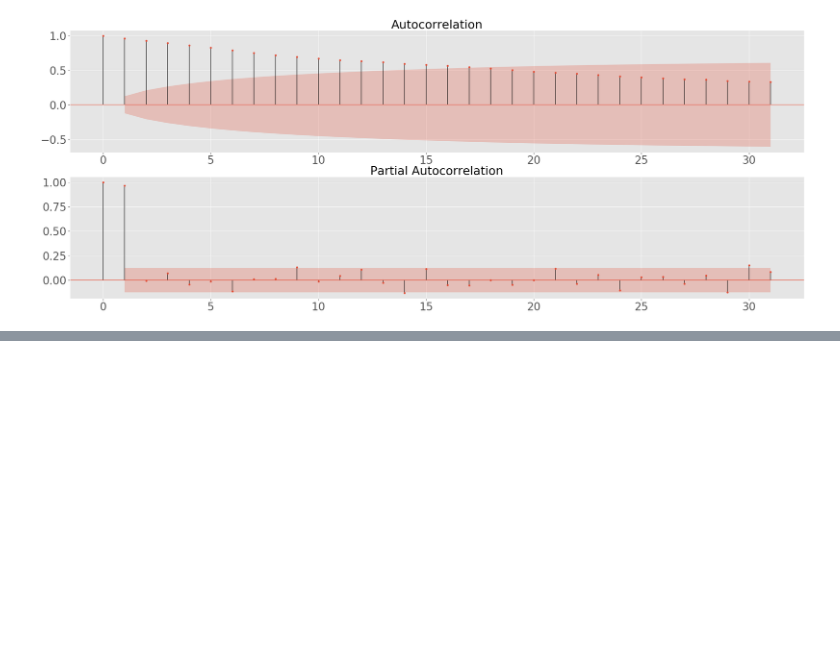
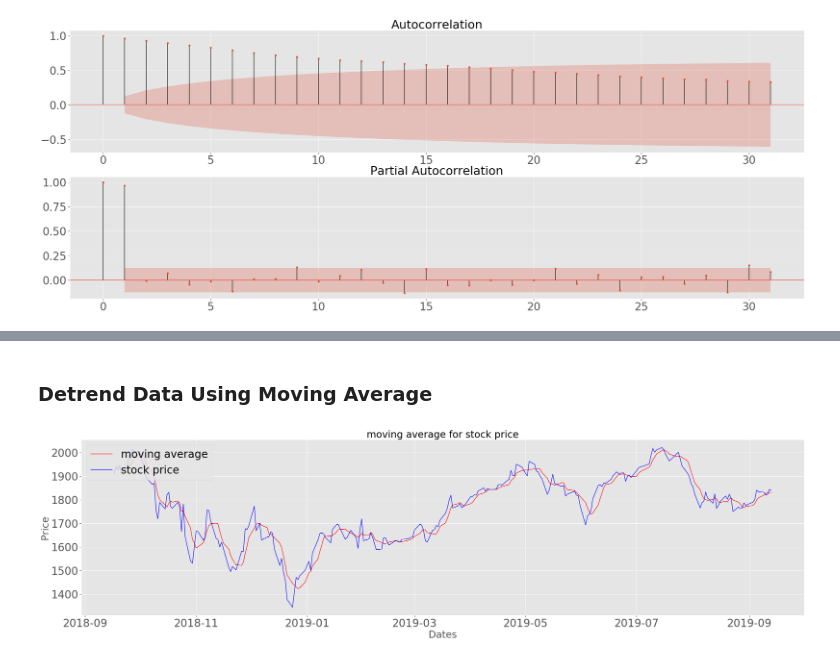
Before and after one commit to bondxue/FRE-6351-Time-Series-Anlysis, a Jupyter notebook: HW1-Seasonality-Stability-and-Detrending/HW1.ipynb, the cells around one changed output, grey strips where cells are left out. Cells and saved outputs as stored; diff of their text form; code cells hidden in the pictures; blank space fills up the shorter version.

```diff
--- a/HW1-Seasonality-Stability-and-Detrending/HW1.ipynb
+++ b/HW1-Seasonality-Stability-and-Detrending/HW1.ipynb
@@ -100,0 +145,21 @@ draw_acf_pacf(AMZN_df)
+# %% [markdown]
+### Detrend Data Using Moving Average
+# %%
+def moving_average(df):
+    y_ma = df['Adj Close'].rolling(window=5).mean()
+    y_true = df.values
+    x_date = df.index
+    plt.style.use('ggplot')
+    fig, gx = plt.subplots(figsize = (40,10))
+    gx.plot(x_date, y_ma, 'r',label='moving average')
+    gx.plot(x_date, y_true, 'b', label = 'stock price')
+    gx.legend(loc=2)
+    gx.set_xlabel('Dates',size=40, fontsize=30)
+    gx.set_ylabel('Price', fontsize=30)
+    gx.set_title('moving average for stock price', fontsize=30)
+    plt.show()
+    return x_date, y_true, y_ma
+
+x_date, y_true, y_ma = moving_average(AMZN_df)
+# %% [output]
+[figure, added]
```
Also changed, not shown: parts of 7 cells of this notebook, 1 other file.
